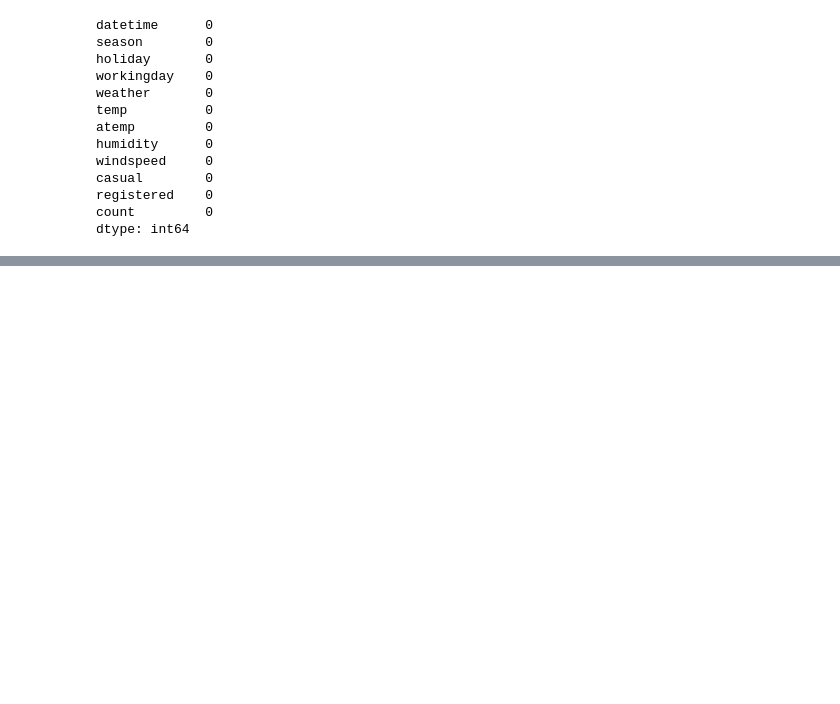
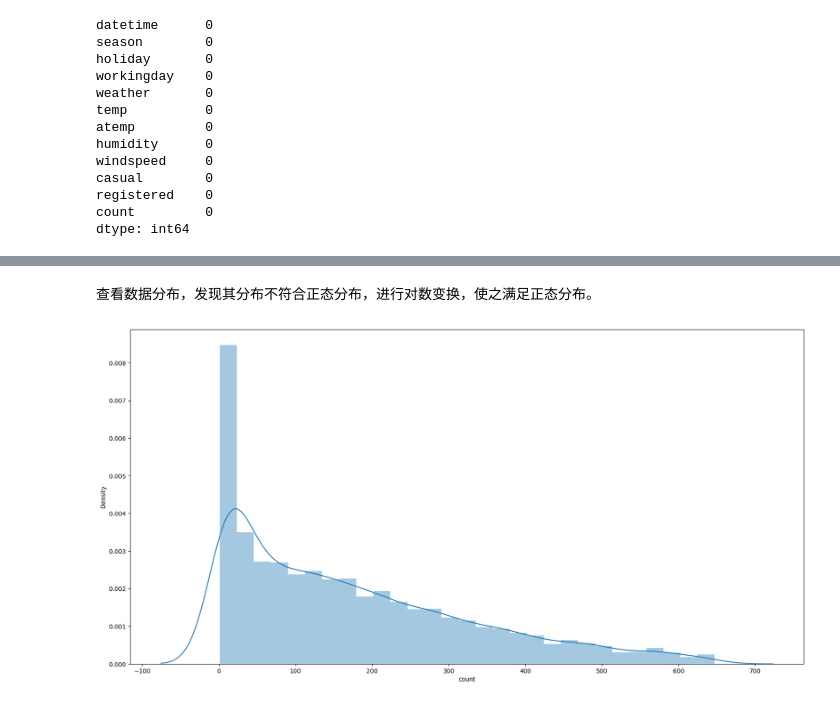
Before and after one commit to jaaaain/Bike_sharing, a Jupyter notebook: 共享单车项目/Bike_sharing.ipynb, the cells around one changed output, grey strips where cells are left out. Saved outputs shown, nothing was run; the diff lists cells and outputs as text; code cells hidden in the pictures; blank space fills up the shorter version.

```diff
--- a/共享单车项目/Bike_sharing.ipynb
+++ b/共享单车项目/Bike_sharing.ipynb
@@ -117,0 +170,10 @@ df_train.describe()
+# %% [markdown]
+查看数据分布，发现其分布不符合正态分布，进行对数变换，使之满足正态分布。
+# %%
+# 查看分布
+fig = plt.figure(figsize=(20, 10))
+sns.distplot(df_train['count'])
+
+plt.show();
+# %% [output]
+[figure, added]
```
Also changed, not shown: parts of 55 cells of this notebook.
